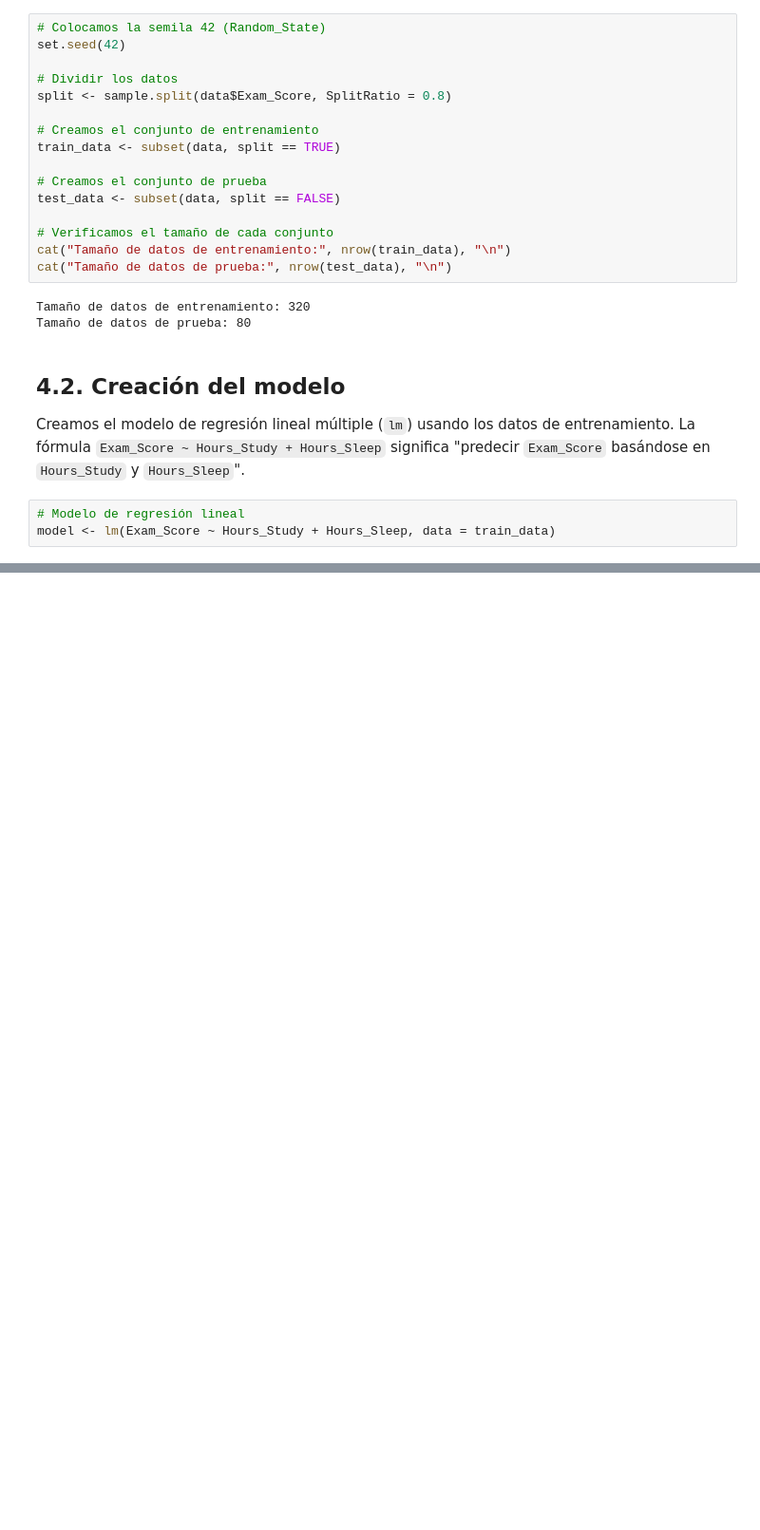
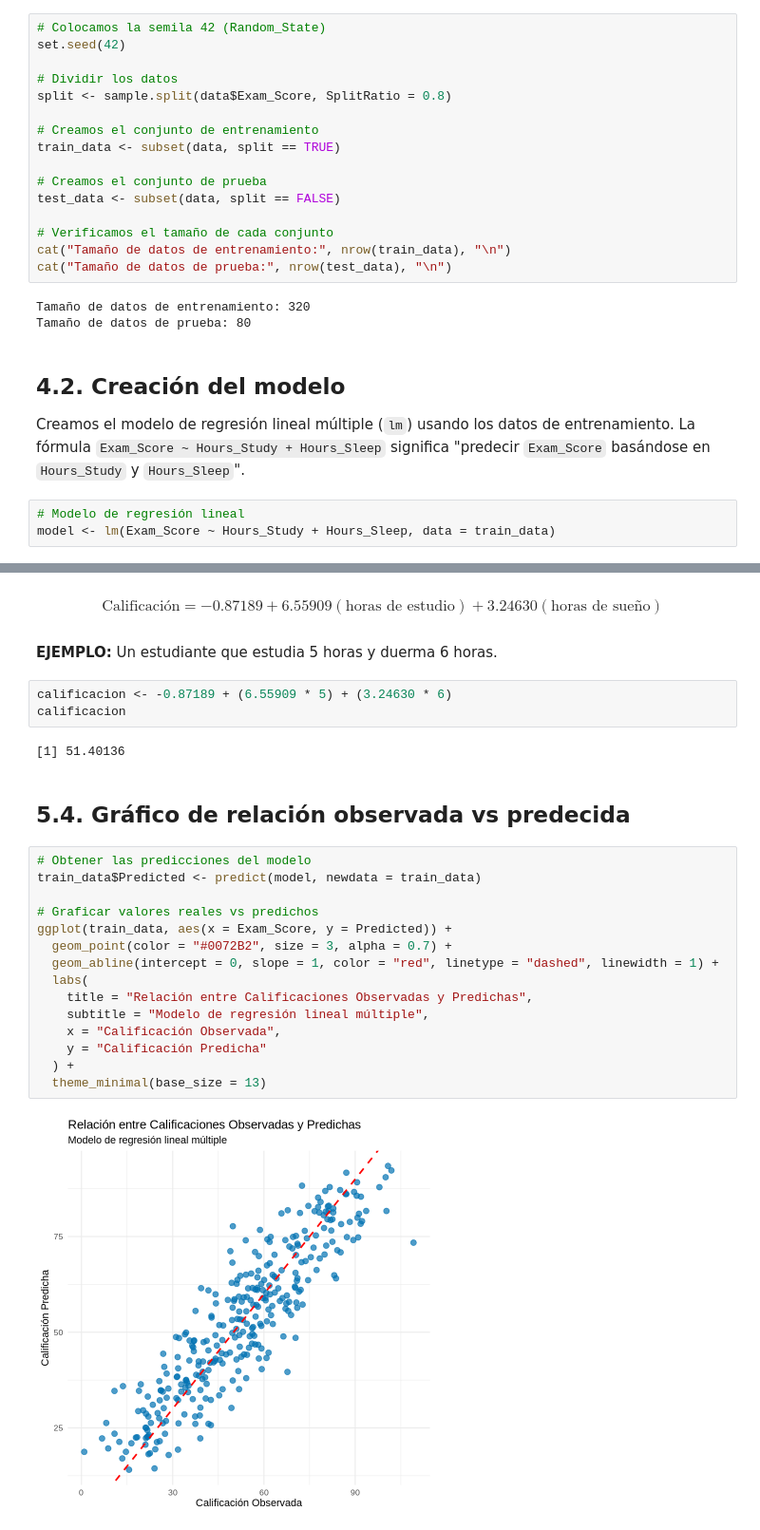
Before and after one commit to TZeik/icc321-2025-ie03, a Jupyter notebook: informe_investigacion_3.ipynb, the cells around one changed output, grey strips where cells are left out. Shown at 95% size. Saved outputs shown, nothing was run; the diff lists cells and outputs as text; blank space fills up the shorter version.

Commit message:
Agregando Sección de Metodología, resultados y análisis del modelo de regresión

```diff
--- a/informe_investigacion_3.ipynb
+++ b/informe_investigacion_3.ipynb
@@ -174,0 +243,29 @@ model <- lm(Exam_Score ~ Hours_Study + Hours_Sleep, data = train_data)
+# %% [markdown]
+$$\text{Calificación} = -0.87189 + 6.55909(\text{horas de estudio}) + 3.24630(\text{horas de sueño})$$
+# %% [markdown]
+**EJEMPLO:**
+Un estudiante que estudia 5 horas y duerma 6 horas.
+# %%
+calificacion <- -0.87189 + (6.55909 * 5) + (3.24630 * 6)
+calificacion
+# %% [output]
+[1] 51.40136
+# %% [markdown]
+## 5.4. Gráfico de relación observada vs predecida
+# %%
+# Obtener las predicciones del modelo
+train_data$Predicted <- predict(model, newdata = train_data)
+
+# Graficar valores reales vs predichos
+ggplot(train_data, aes(x = Exam_Score, y = Predicted)) +
+  geom_point(color = "#0072B2", size = 3, alpha = 0.7) +
+  geom_abline(intercept = 0, slope = 1, color = "red", linetype = "dashed", linewidth = 1) +
+  labs(
+    title = "Relación entre Calificaciones Observadas y Predichas",
+    subtitle = "Modelo de regresión lineal múltiple",
+    x = "Calificación Observada",
+    y = "Calificación Predicha"
+  ) +
+  theme_minimal(base_size = 13)
+# %% [output]
+[figure, added]
```
Also changed, not shown: parts of 12 cells of this notebook, 1 other file.
